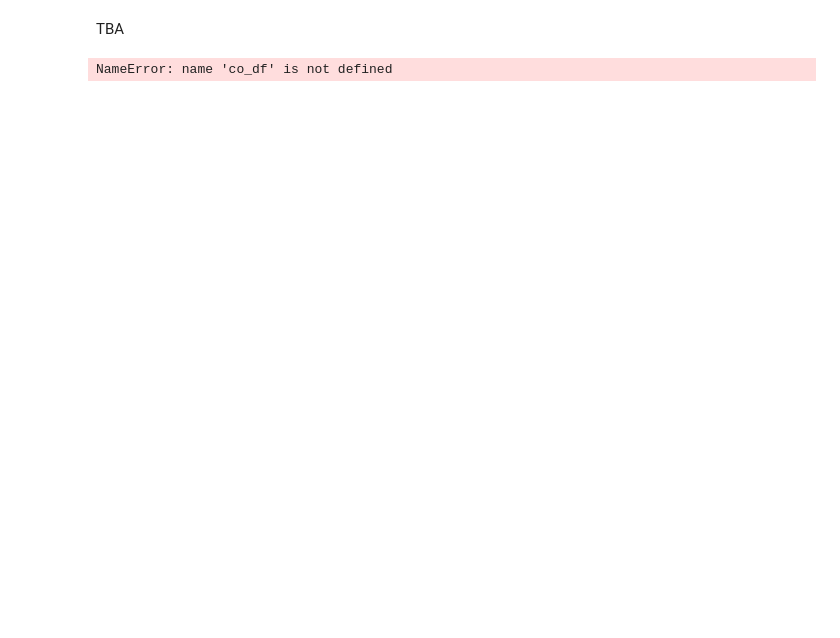
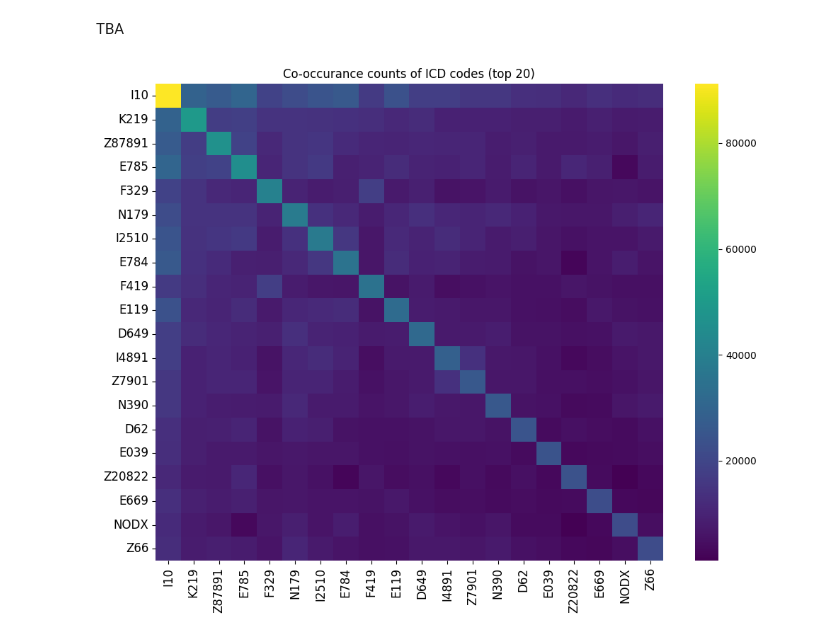
Before and after one commit to dwemer8/Revealing-interconnections-between-diseases, a Jupyter notebook: statistic/statistic.ipynb, the cells around one changed output. Cells and saved outputs as stored; diff of their text form; code cells hidden in the pictures; blank space fills up the shorter version.

```diff
--- a/statistic/statistic.ipynb
+++ b/statistic/statistic.ipynb
@@ -231,14 +227,2 @@ Error:
 # %% [markdown]
 TBA
-# %%
-co_long = co_df.stack().reset_index()
-co_long.columns = ['icd_i', 'icd_j', 'count']
-
-co_long = co_long[co_long['icd_i'] != co_long['icd_j']]
-
-co_long = co_long[pd.to_numeric(co_long['count'], errors='coerce').notnull()]
-co_long['count'] = co_long['count'].astype(int)
-
-top20_co = co_long.sort_values('count', ascending=False).head(20)
-# %% [output]
-NameError: name 'co_df' is not defined
@@ -253,0 +229,18 @@ top20_cond.to_csv("data/top20_cond.csv")
+# %%
+N = 20
+diag_values = np.diag(fraction_df)
+top_20_indices = np.argsort(diag_values)[::-1][:N]
+top_icds = [idx2icd[i] for i in top_20_indices]
+
+
+top_co_df = co_df.loc[top_icds, top_icds]
+
+plt.figure(figsize=(10, 8))
+sns.heatmap(top_co_df, annot=False, cmap="viridis", xticklabels=True, yticklabels=True)
+plt.title("Co-occurance counts of ICD codes (top 20)")
+plt.xticks(rotation=90, fontsize=12)
+plt.yticks(rotation=0, fontsize=12)
+plt.tight_layout()
+plt.show()
+# %% [output]
+[figure, added]
```
Also changed, not shown: parts of 15 cells of this notebook, 1 other file.
